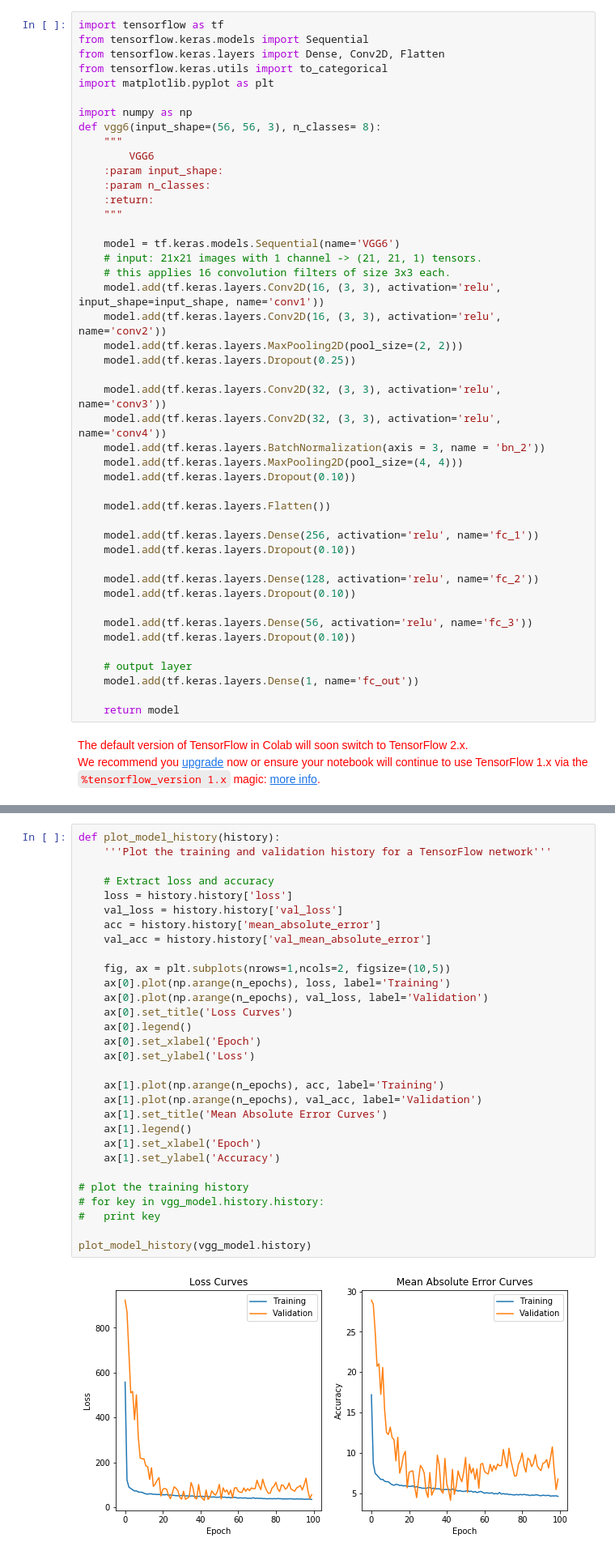
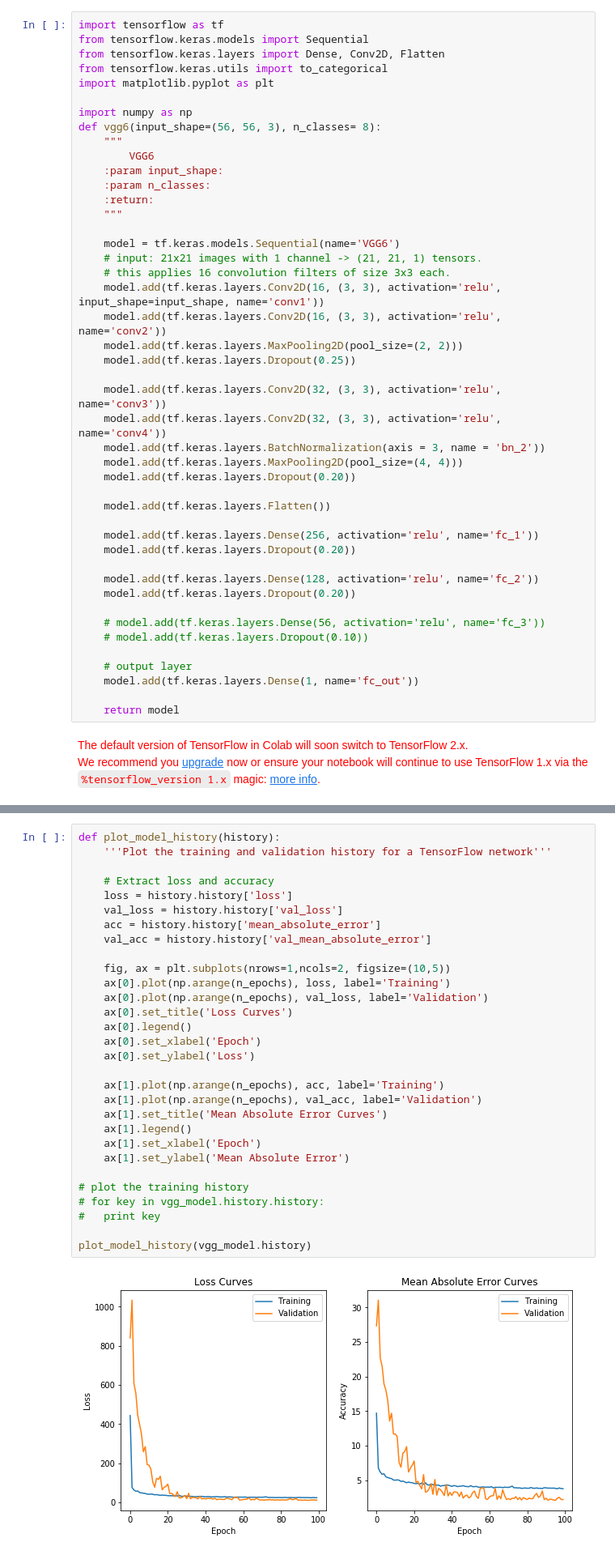
Before and after one commit to ekourkchi/incNET-data, a Jupyter notebook: CNN_inc_CGG6_regr.ipynb, the cells around one changed output, grey strips where cells are left out. Shown: that part at 81% size. Cells and saved outputs as stored; diff of their text form.

```diff
--- a/CNN_inc_CGG6_regr.ipynb
+++ b/CNN_inc_CGG6_regr.ipynb
@@ -153,18 +153,18 @@ def vgg6(input_shape=(56, 56, 3), n_classes= 8):
     model.add(tf.keras.layers.Conv2D(32, (3, 3), activation='relu', name='conv4'))
     model.add(tf.keras.layers.BatchNormalization(axis = 3, name = 'bn_2'))
     model.add(tf.keras.layers.MaxPooling2D(pool_size=(4, 4)))
-    model.add(tf.keras.layers.Dropout(0.10))
+    model.add(tf.keras.layers.Dropout(0.20))
 
     model.add(tf.keras.layers.Flatten())
 
     model.add(tf.keras.layers.Dense(256, activation='relu', name='fc_1'))
-    model.add(tf.keras.layers.Dropout(0.10))
+    model.add(tf.keras.layers.Dropout(0.20))
 
     model.add(tf.keras.layers.Dense(128, activation='relu', name='fc_2'))
-    model.add(tf.keras.layers.Dropout(0.10))
+    model.add(tf.keras.layers.Dropout(0.20))
 
-    model.add(tf.keras.layers.Dense(56, activation='relu', name='fc_3'))
-    model.add(tf.keras.layers.Dropout(0.10))
+    # model.add(tf.keras.layers.Dense(56, activation='relu', name='fc_3'))
+    # model.add(tf.keras.layers.Dropout(0.10))
 
     # output layer
     model.add(tf.keras.layers.Dense(1, name='fc_out'))
@@ -207,35 +207,35 @@ Epoch 100/100
 # %%
 def plot_model_history(history):
     '''Plot the training and validation history for a TensorFlow network'''
 
     # Extract loss and accuracy
     loss = history.history['loss']
     val_loss = history.history['val_loss']
     acc = history.history['mean_absolute_error']
     val_acc = history.history['val_mean_absolute_error']
 
     fig, ax = plt.subplots(nrows=1,ncols=2, figsize=(10,5))
     ax[0].plot(np.arange(n_epochs), loss, label='Training')
     ax[0].plot(np.arange(n_epochs), val_loss, label='Validation')
     ax[0].set_title('Loss Curves')
     ax[0].legend()
     ax[0].set_xlabel('Epoch')
     ax[0].set_ylabel('Loss')
 
     ax[1].plot(np.arange(n_epochs), acc, label='Training')
     ax[1].plot(np.arange(n_epochs), val_acc, label='Validation')
     ax[1].set_title('Mean Absolute Error Curves')
     ax[1].legend()
     ax[1].set_xlabel('Epoch')
-    ax[1].set_ylabel('Accuracy')
+    ax[1].set_ylabel('Mean Absolute Error')
 
 # plot the training history
 # for key in vgg_model.history.history:
 #   print key
 
 plot_model_history(vgg_model.history)
 # %% [output]
-[figure, old version]
+[figure, new version]
 # %%
 vgg_model.save("/content/drive/My Drive/CNN_inc_VGG6_regr.h5")
 print("Saved model to disk")
```
Also changed, not shown: parts of 4 cells of this notebook.
